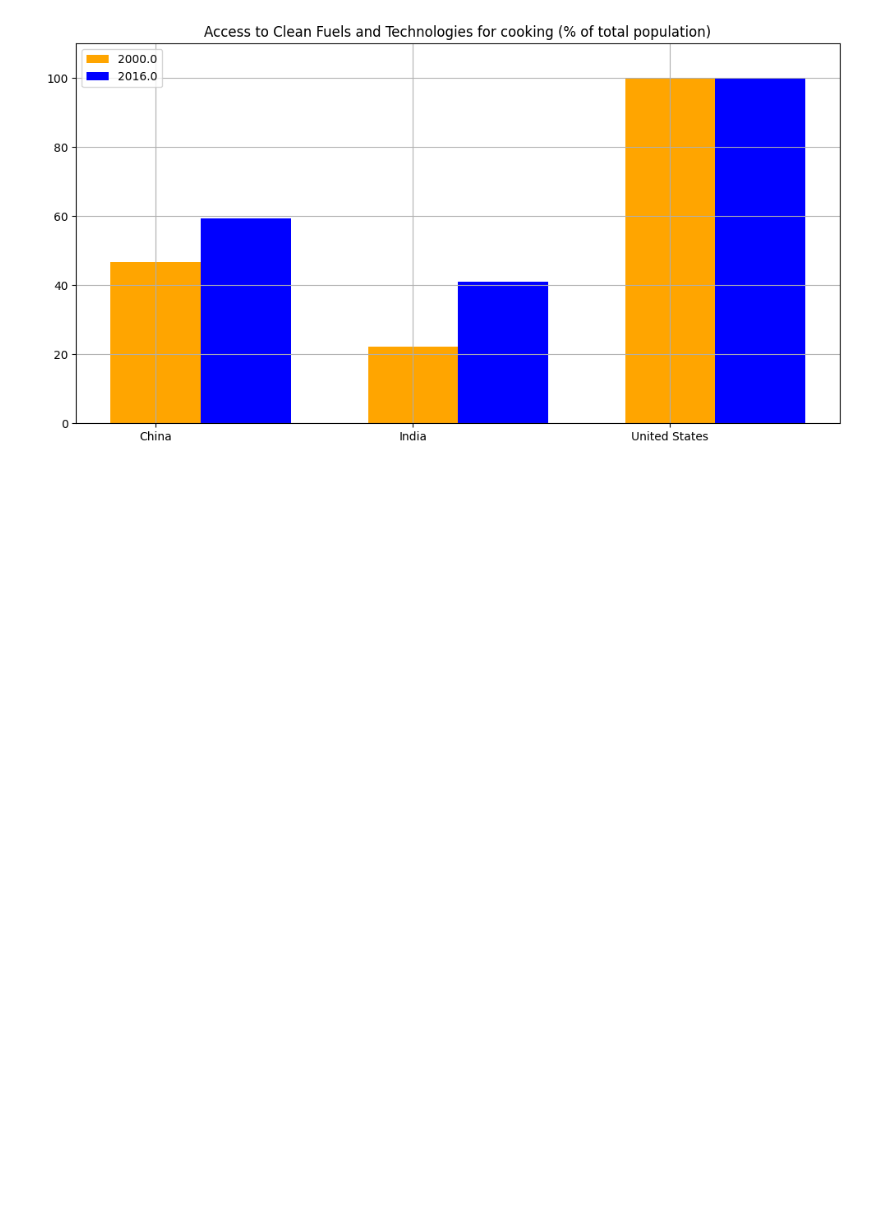
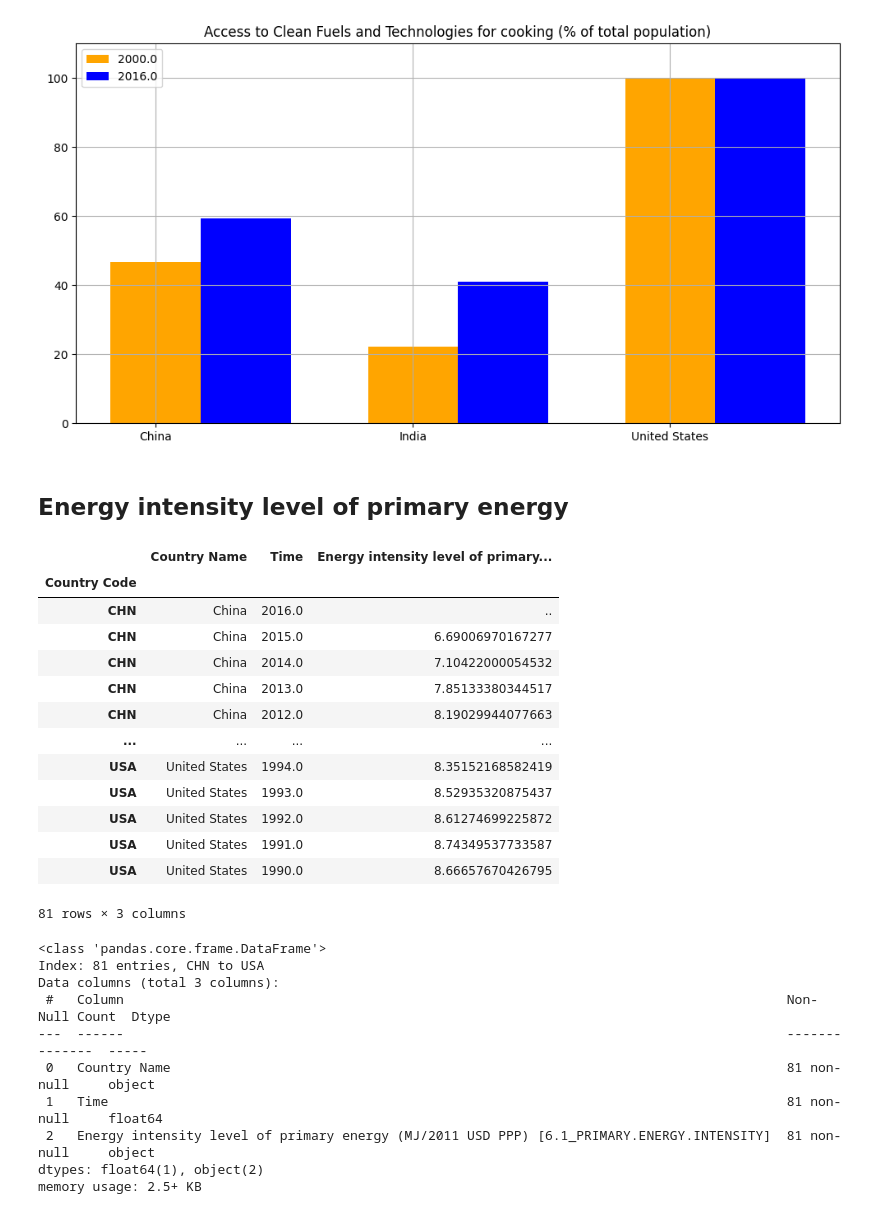
Before and after one commit to ximegargo012-droid/Energy, a Jupyter notebook: Energy.ipynb, the cells around one changed output. Drawn from its saved outputs; the diff is of its cells as text; code cells hidden in the pictures; blank space fills up the shorter version.

```diff
--- a/Energy.ipynb
+++ b/Energy.ipynb
@@ -145,3 +168,34 @@ plt.legend()
 plt.show()
 # %% [output]
 [figure]
+# %% [markdown]
+## Energy intensity level of primary energy
+# %%
+dfEIntensity=dfSE2[['Country Name',"Time","Energy intensity level of primary energy (MJ/2011 USD PPP) [6.1_PRIMARY.ENERGY.INTENSITY]"]]
+display(dfEIntensity)
+dfEIntensity.info()
+# %% [output]
+|  | Country Name | Time | Energy intensity level of primary... |
+| Country Code |  |  |  |
+| CHN | China | 2016.0 | .. |
+| CHN | China | 2015.0 | 6.69006970167277 |
+| CHN | China | 2014.0 | 7.10422000054532 |
+| CHN | China | 2013.0 | 7.85133380344517 |
+| CHN | China | 2012.0 | 8.19029944077663 |
+| ... | ... | ... | ... |
+| USA | United States | 1994.0 | 8.35152168582419 |
+| USA | United States | 1993.0 | 8.52935320875437 |
+| USA | United States | 1992.0 | 8.61274699225872 |
+| USA | United States | 1991.0 | 8.74349537733587 |
+| USA | United States | 1990.0 | 8.66657670426795 |
+81 rows × 3 columns
+<class 'pandas.core.frame.DataFrame'>
+Index: 81 entries, CHN to USA
+Data columns (total 3 columns):
+ #   Column                                                                                     Non-Null Count  Dtype
+---  ------                                                                                     --------------  -----
+ 0   Country Name                                                                               81 non-null     object
+ 1   Time                                                                                       81 non-null     float64
+ 2   Energy intensity level of primary energy (MJ/2011 USD PPP) [6.1_PRIMARY.ENERGY.INTENSITY]  81 non-null     object
+dtypes: float64(1), object(2)
+memory usage: 2.5+ KB
```
Also changed, not shown: parts of 15 cells of this notebook.
